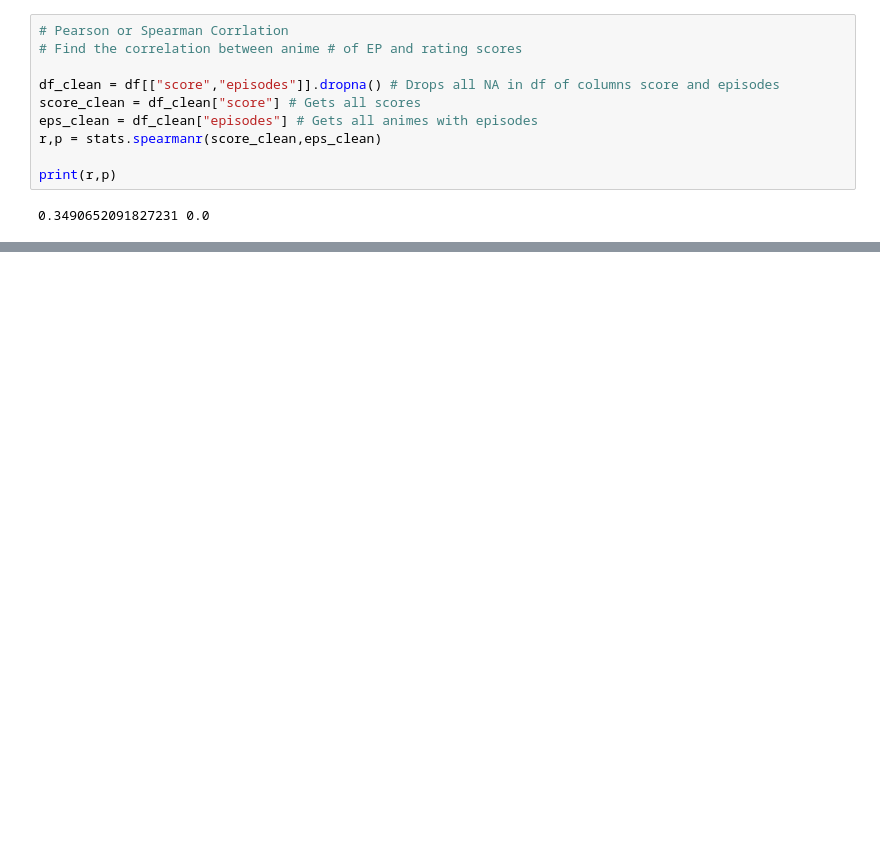
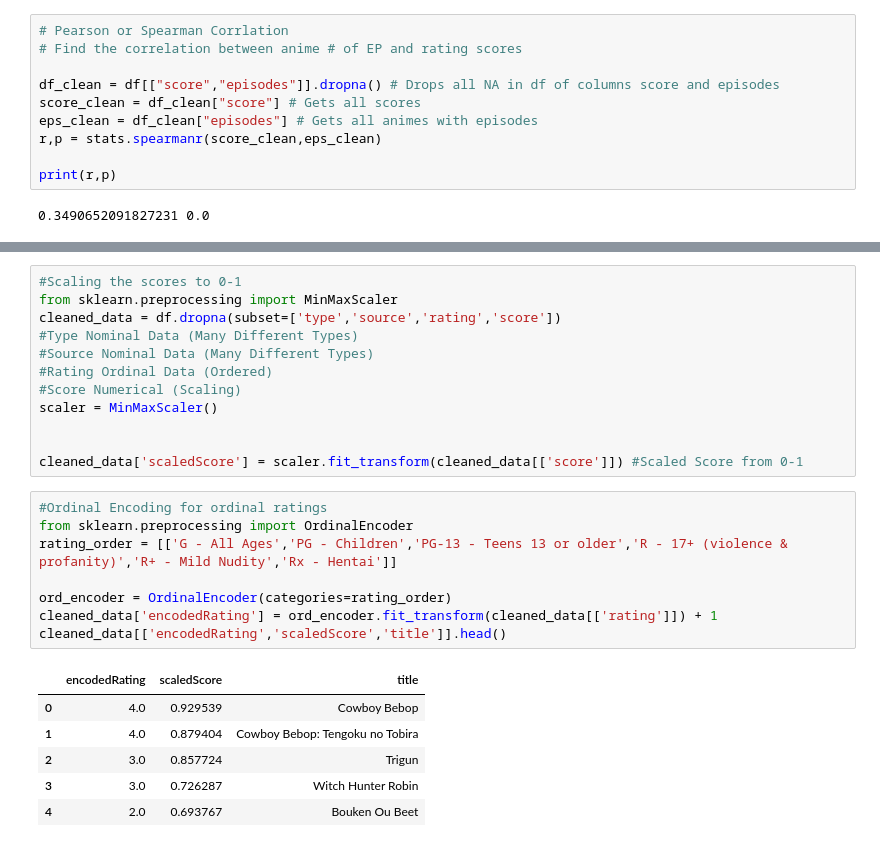
Before and after one commit to droxuz/anime-ner-transformer, a Jupyter notebook: anime_dataset.ipynb, the cells around one changed output, grey strips where cells are left out. Cells and saved outputs as stored; diff of their text form; blank space fills up the shorter version.

Commit message:
Encoding data

```diff
--- a/anime_dataset.ipynb
+++ b/anime_dataset.ipynb
@@ -165 +179,28 @@ Length: 8, dtype: str
 [figure]
+# %%
+#Scaling the scores to 0-1
+from sklearn.preprocessing import MinMaxScaler
+cleaned_data = df.dropna(subset=['type','source','rating','score'])
+#Type Nominal Data (Many Different Types)
+#Source Nominal Data (Many Different Types)
+#Rating Ordinal Data (Ordered)
+#Score Numerical (Scaling)
+scaler = MinMaxScaler()
+
+
+cleaned_data['scaledScore'] = scaler.fit_transform(cleaned_data[['score']]) #Scaled Score from 0-1
+# %%
+#Ordinal Encoding for ordinal ratings
+from sklearn.preprocessing import OrdinalEncoder
+rating_order = [['G - All Ages','PG - Children','PG-13 - Teens 13 or older','R - 17+ (violence & profanity)','R+ - Mild Nudity','Rx - Hentai']]
+
+ord_encoder = OrdinalEncoder(categories=rating_order)
+cleaned_data['encodedRating'] = ord_encoder.fit_transform(cleaned_data[['rating']]) + 1
+cleaned_data[['encodedRating','scaledScore','title']].head()
+# %% [output]
+|  | encodedRating | scaledScore | title |
+| 0 | 4.0 | 0.929539 | Cowboy Bebop |
+| 1 | 4.0 | 0.879404 | Cowboy Bebop: Tengoku no Tobira |
+| 2 | 3.0 | 0.857724 | Trigun |
+| 3 | 3.0 | 0.726287 | Witch Hunter Robin |
+| 4 | 2.0 | 0.693767 | Bouken Ou Beet |
```
Also changed, not shown: parts of 3 cells of this notebook.
